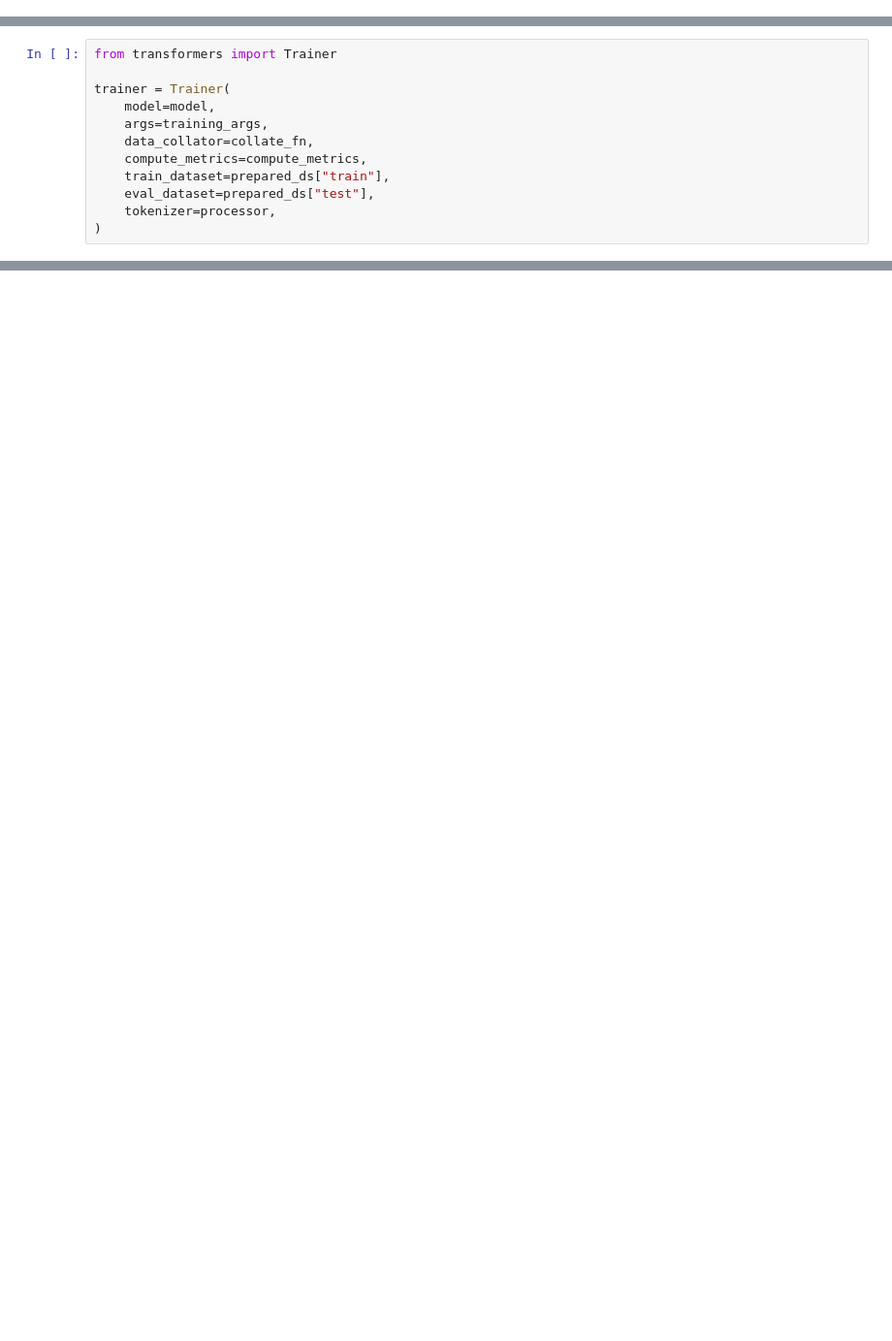
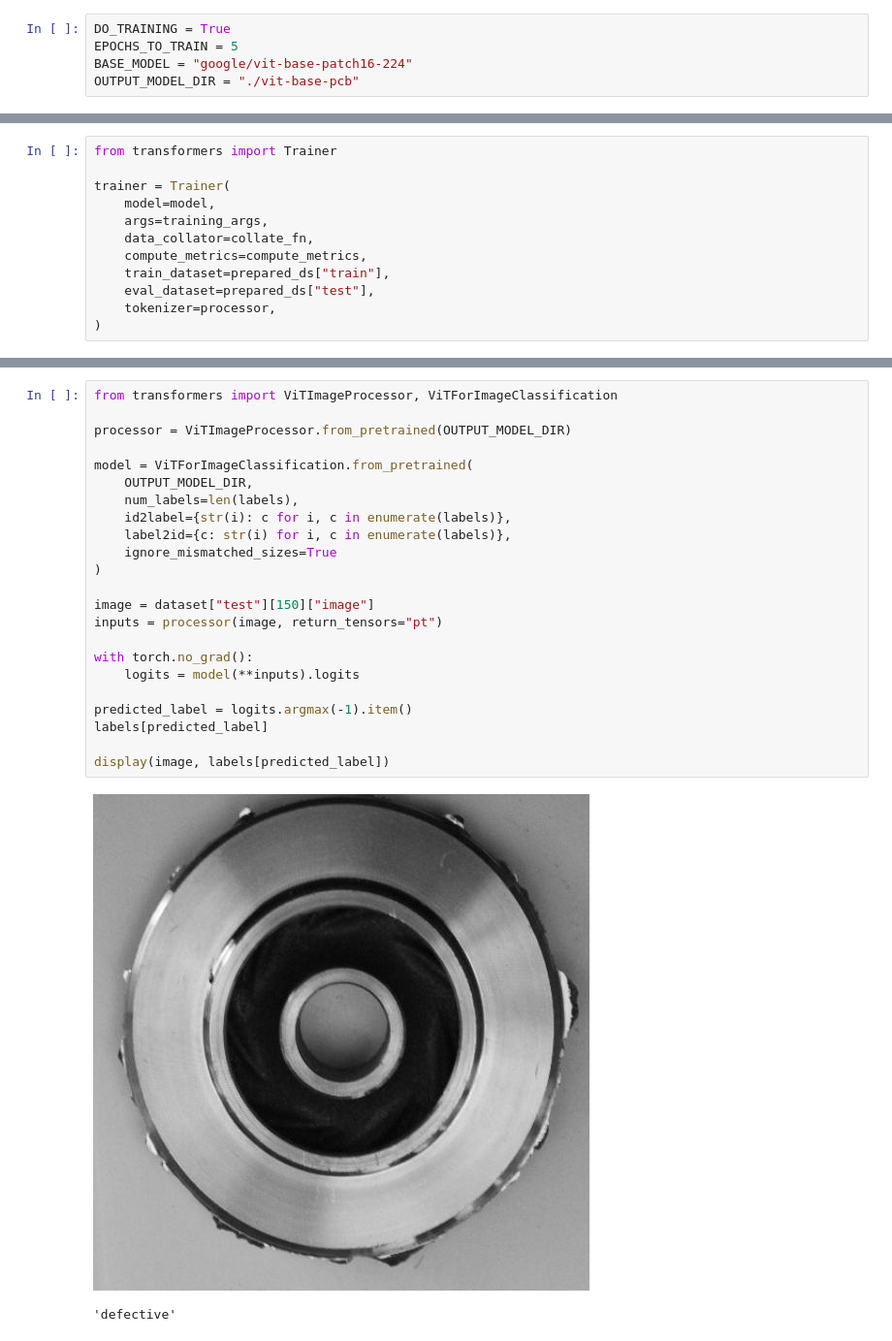
Before and after one commit to alven-shin/NG-hackweek-2023, a Jupyter notebook: notebook.ipynb, the cells around one changed output, grey strips where cells are left out. Shown at 97% size. Cells and saved outputs as stored; diff of their text form; blank space fills up the shorter version.

```diff
--- a/notebook.ipynb
+++ b/notebook.ipynb
@@ -1,3 +1,8 @@
+# %%
+DO_TRAINING = True
+EPOCHS_TO_TRAIN = 5
+BASE_MODEL = "google/vit-base-patch16-224"
+OUTPUT_MODEL_DIR = "./vit-base-pcb"
 # %%
 from datasets import load_dataset
 
@@ -100,0 +110,26 @@ trainer.save_metrics("eval", metrics)
+# %%
+from transformers import ViTImageProcessor, ViTForImageClassification
+
+processor = ViTImageProcessor.from_pretrained(OUTPUT_MODEL_DIR)
+
+model = ViTForImageClassification.from_pretrained(
+    OUTPUT_MODEL_DIR,
+    num_labels=len(labels),
+    id2label={str(i): c for i, c in enumerate(labels)},
+    label2id={c: str(i) for i, c in enumerate(labels)},
+    ignore_mismatched_sizes=True
+)
+
+image = dataset["test"][150]["image"]
+inputs = processor(image, return_tensors="pt")
+
+with torch.no_grad():
+    logits = model(**inputs).logits
+
+predicted_label = logits.argmax(-1).item()
+labels[predicted_label]
+
+display(image, labels[predicted_label])
+# %% [output]
+[figure, added]
+'defective'
```
Also changed, not shown: parts of 5 cells of this notebook, 4 other files.
